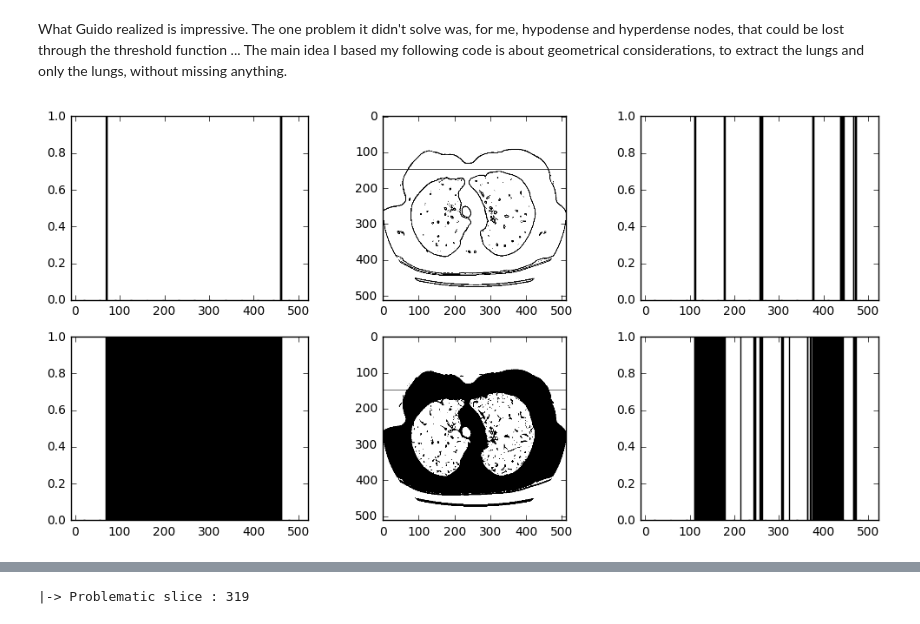
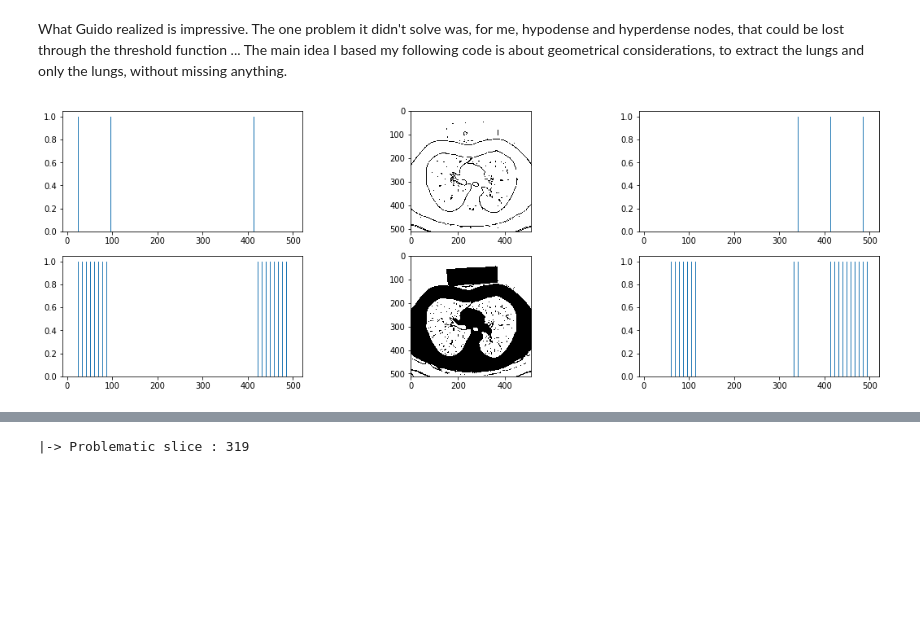
Before and after one commit to mingdingzhiai/LungCancer, a Jupyter notebook: Notebook.ipynb, the cells around one changed output, grey strips where cells are left out. Saved outputs shown, nothing was run; the diff lists cells and outputs as text; code cells hidden in the pictures; blank space fills up the shorter version.

```diff
--- a/Notebook.ipynb
+++ b/Notebook.ipynb
@@ -27,13 +27,13 @@ plot3D(patients[0],threshold=500)
 What Guido realized is impressive. The one problem it didn't solve was, for me, hypodense and hyperdense nodes, that could be lost through the threshold function ... The main idea I based my following code is about geometrical considerations, to extract the lungs and only the lungs, without missing anything.
 # %%
 # Get slice i along the Z axis for patient p
-img = getImages(patients[6])[70]
+img = getImages(patients[5])[70]
 # %%
 # Observe the different zones in the picture, after transforming it thanks to
 # the Sobol algorithm and the Laplacian filter (edges detection)
-cutHist(img,150,200)
+cutHist(img, 200, 200)
 # %% [output]
-[figure, old version]
+[figure, new version]
 # %%
 # Check if the extraction is meaningfull
 observeExtraction(img)
```
Also changed, not shown: parts of 5 cells of this notebook.
